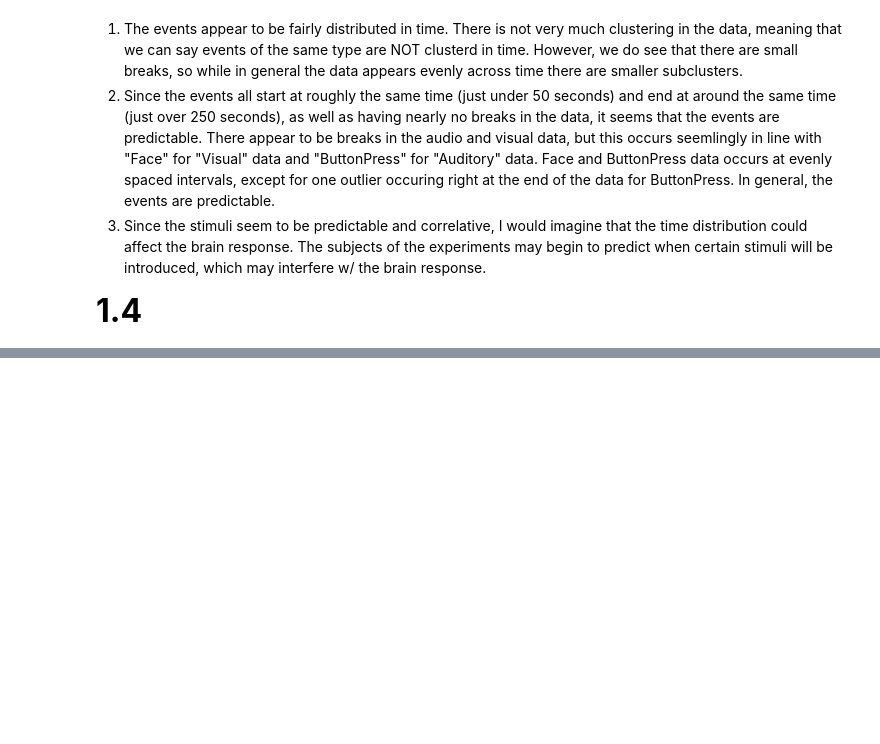
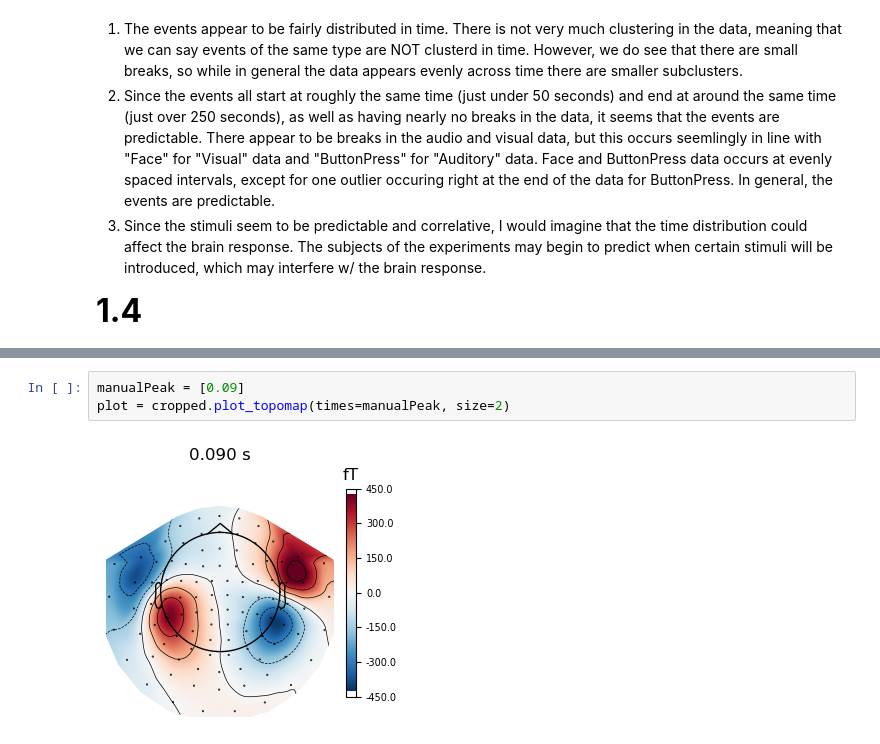
Before and after one commit to pkkosir/4CN3, a Jupyter notebook: peter-kosir-assignment1.ipynb, the cells around one changed output, grey strips where cells are left out. Cells and saved outputs as stored; diff of their text form; blank space fills up the shorter version.

```diff
--- a/peter-kosir-assignment1.ipynb
+++ b/peter-kosir-assignment1.ipynb
@@ -160,0 +180,5 @@ Projections have already been applied. Setting proj attribute to True.
+# %%
+manualPeak = [0.09]
+plot = cropped.plot_topomap(times=manualPeak, size=2)
+# %% [output]
+[figure, added]
```
Also changed, not shown: parts of 22 cells of this notebook.
